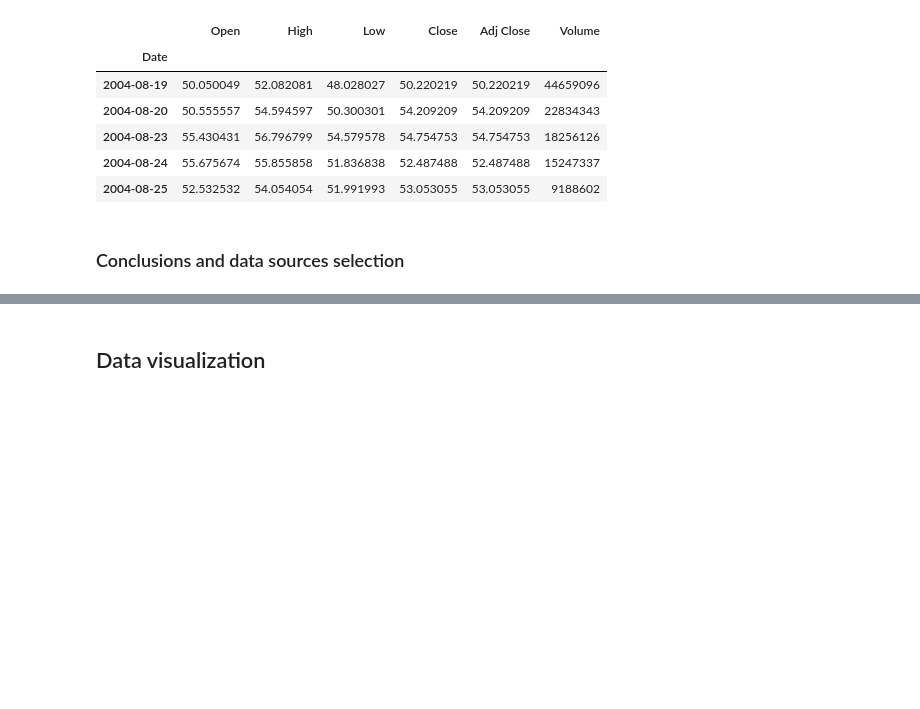
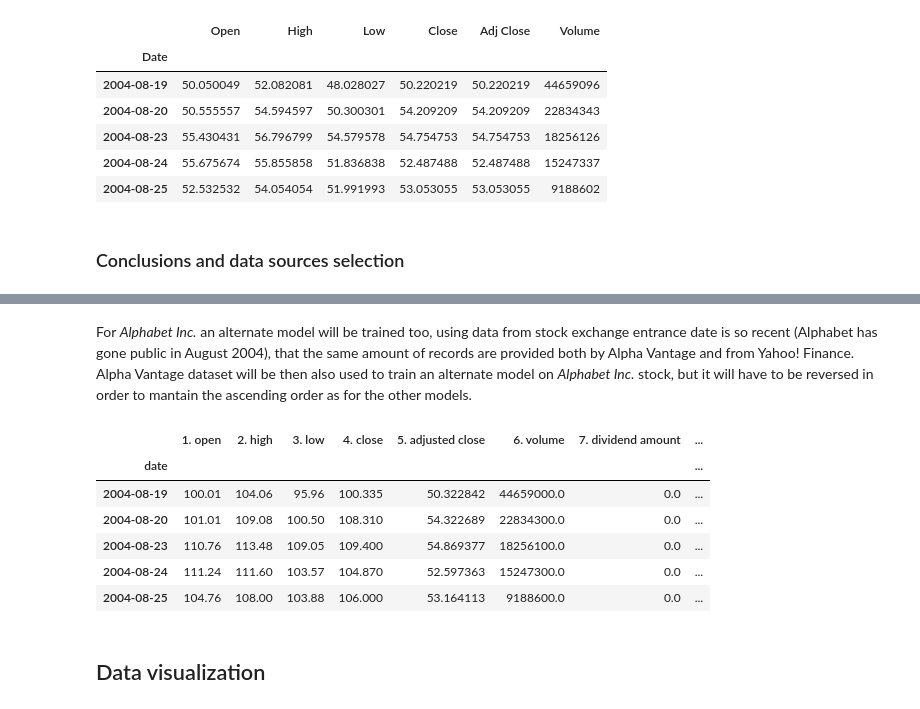
Before and after one commit to alfreedolf/ml-spp, a Jupyter notebook: DeepAR-StockPricesPredictions.ipynb, the cells around one changed output, grey strips where cells are left out. Cells and saved outputs as stored; diff of their text form; code cells hidden in the pictures; blank space fills up the shorter version.

```diff
--- a/DeepAR-StockPricesPredictions.ipynb
+++ b/DeepAR-StockPricesPredictions.ipynb
@@ -337,6 +336,23 @@ df_aapl = df_yf_aapl
 df_amzn = df_yf_amzn
 # %%
 df_googl = df_yf_googl
+# %% [markdown]
+For *Alphabet Inc.* an alternate model will be trained too, using data from
+ stock exchange entrance date is so recent (Alphabet has gone public in August 2004), that the same amount of records are provided both by Alpha Vantage and
+from Yahoo! Finance.
+Alpha Vantage dataset will be then also used to train an alternate model on *Alphabet Inc.* stock, but it will have to be reversed in order to mantain the ascending order as for the other models.
+# %%
+df_av_googl = df_av_googl.sort_index(ascending=True)
+# %%
+df_av_googl.head()
+# %% [output]
+|  | 1. open | 2. high | 3. low | 4. close | 5. adjusted close | 6. volume | 7. dividend amount | ... |
+| date |  |  |  |  |  |  |  | ... |
+| 2004-08-19 | 100.01 | 104.06 | 95.96 | 100.335 | 50.322842 | 44659000.0 | 0.0 | ... |
+| 2004-08-20 | 101.01 | 109.08 | 100.50 | 108.310 | 54.322689 | 22834300.0 | 0.0 | ... |
+| 2004-08-23 | 110.76 | 113.48 | 109.05 | 109.400 | 54.869377 | 18256100.0 | 0.0 | ... |
+| 2004-08-24 | 111.24 | 111.60 | 103.57 | 104.870 | 52.597363 | 15247300.0 | 0.0 | ... |
+| 2004-08-25 | 104.76 | 108.00 | 103.88 | 106.000 | 53.164113 | 9188600.0 | 0.0 | ... |
 # %% [markdown]
 ## Data visualization
 # %% [markdown]
```
Also changed, not shown: parts of 49 cells of this notebook, 2 other files.
